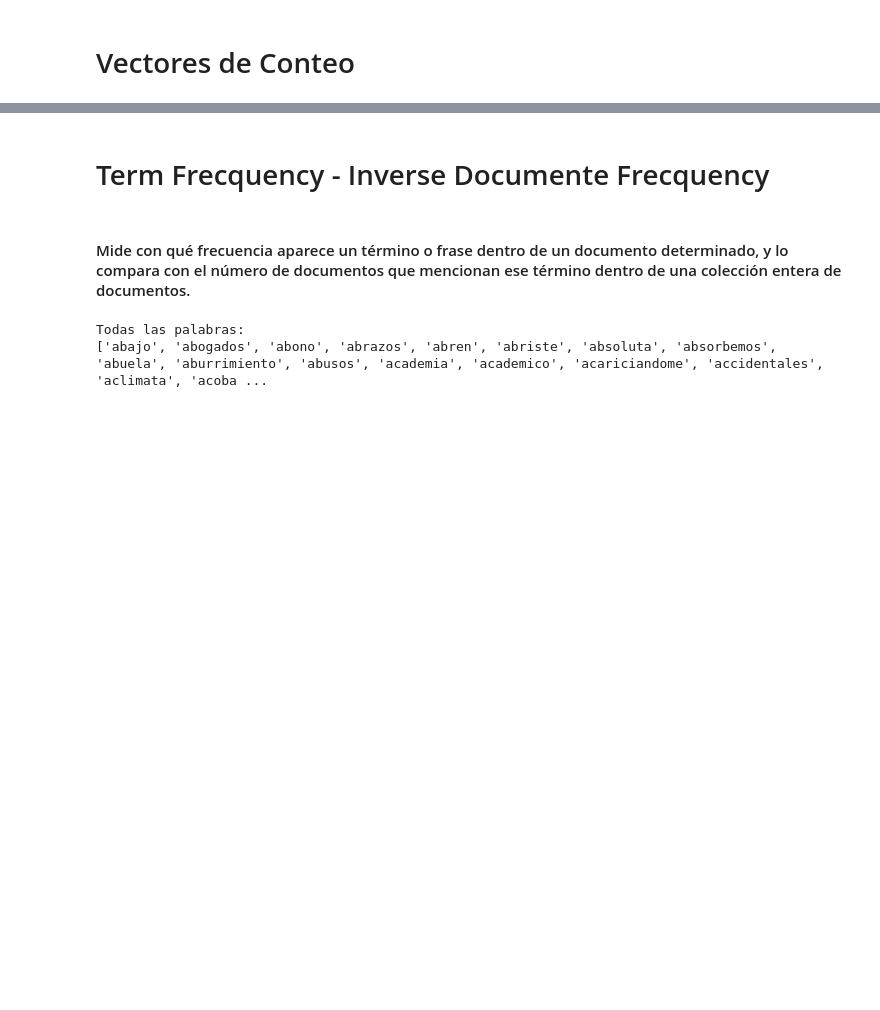
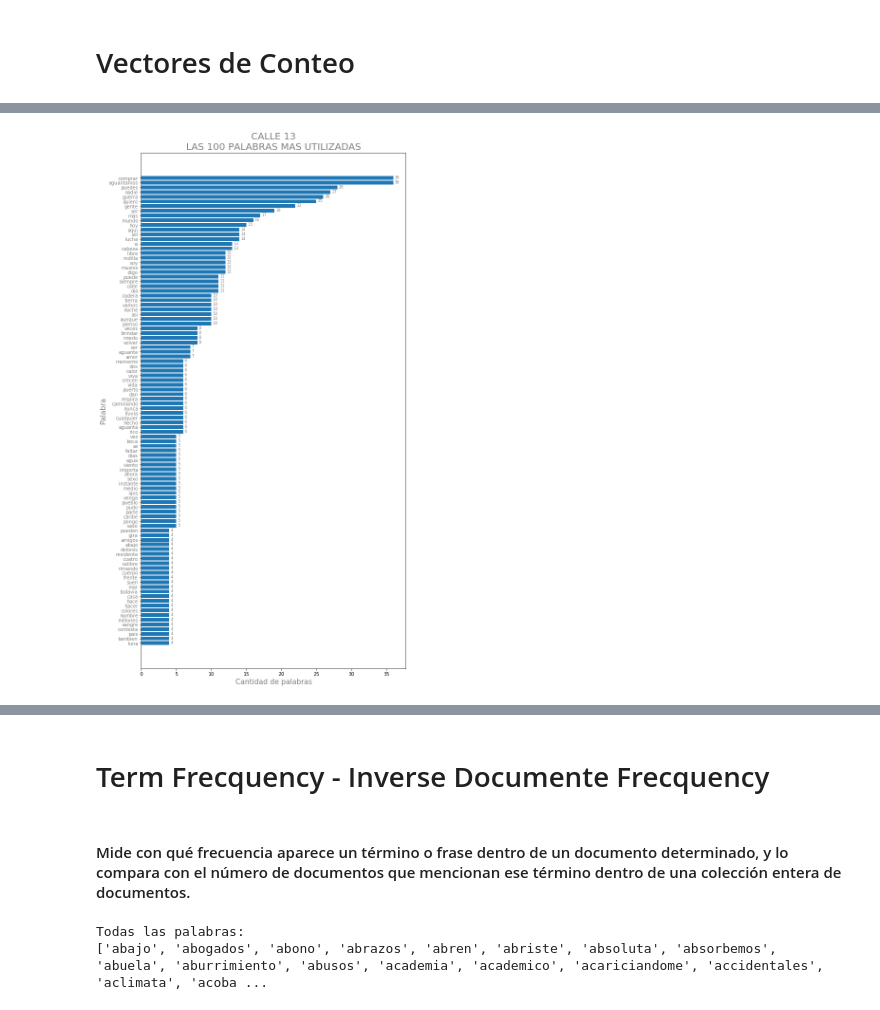
Before and after one commit to juansramos/NLP, a Jupyter notebook: Taller 10 Canciones.ipynb, the cells around one changed output, grey strips where cells are left out. Drawn from its saved outputs; the diff is of its cells as text; code cells hidden in the pictures; blank space fills up the shorter version.

```diff
--- a/Taller 10 Canciones.ipynb
+++ b/Taller 10 Canciones.ipynb
@@ -1083,0 +1106,20 @@ Las_25
+# %%
+#Tamano del area de grafico
+plt.figure(figsize=(10,20))
+# Construccion de las barras
+plt.barh(range(len(Las_100)), list(Las_100['Conteo']), align='center')
+# Personalizacion del eje X
+plt.yticks(range(len(Las_100)), list(Las_100['Palabra']),rotation=0, color = 'gray')
+# Registrar el valor en cada barra
+for index, value in enumerate(Las_100['Conteo']):
+    plt.text(value+0.2, index-0.14, str(value), fontsize = 8, color = 'gray')
+
+plt.title("CALLE 13\nLAS 100 PALABRAS MAS UTILIZADAS", fontsize=20, color = 'gray')
+# Nombre del Eje X
+plt.ylabel("Palabra", fontsize=15, color = 'gray')
+# Nombre del Eje Y
+plt.xlabel("Cantidad de palabras", fontsize=15, color = 'gray')
+# Mostrar el grafico
+plt.show()
+# %% [output]
+[figure, added]
```
Also changed, not shown: parts of 27 cells of this notebook.
